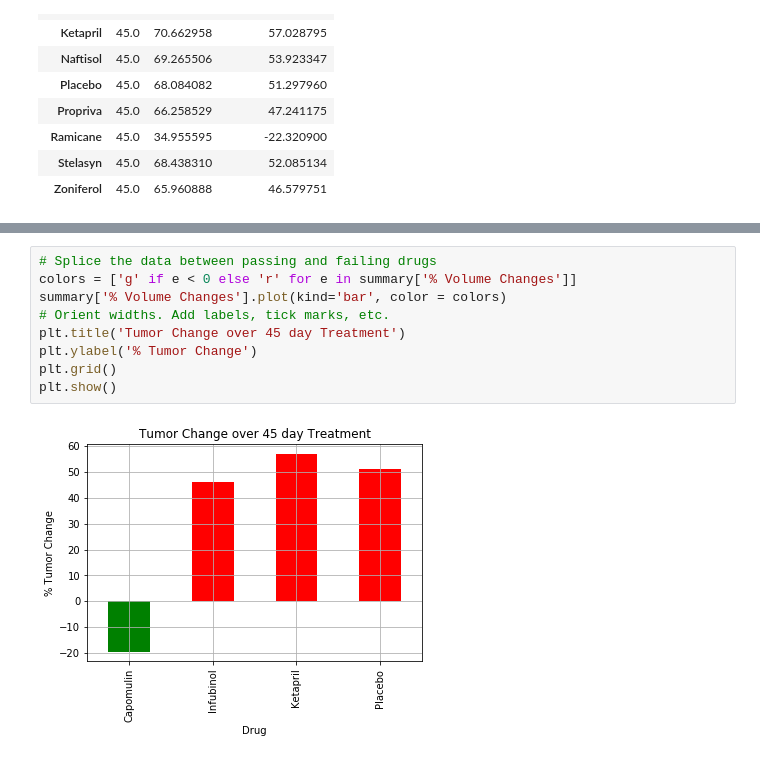
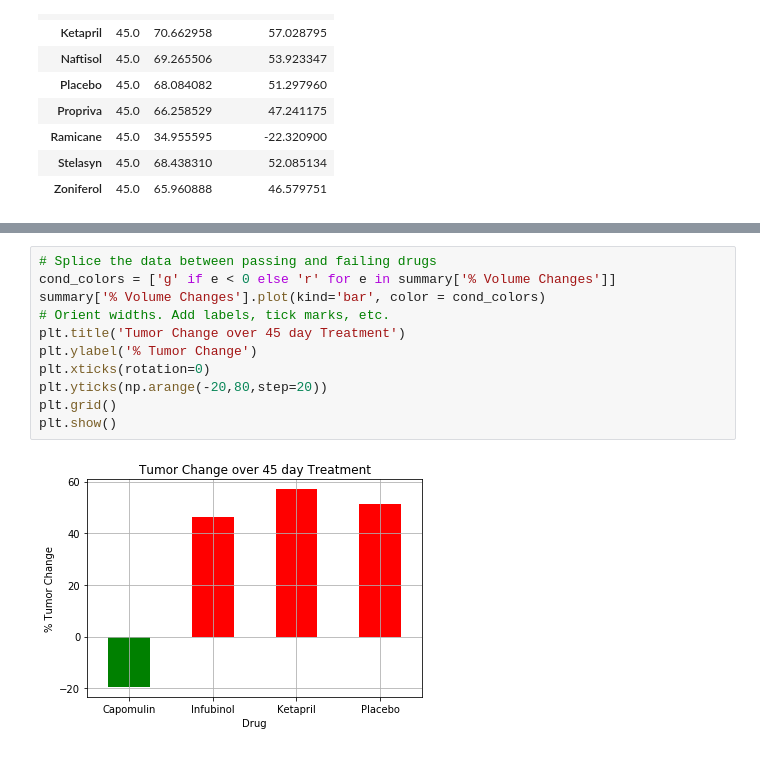
Before and after one commit to JansenKat/matplotlib-challenge, a Jupyter notebook: Pymaceuticals/pymaceuticals_starter.ipynb, the cells around one changed output, grey strips where cells are left out. Cells and saved outputs as stored; diff of their text form.

Commit message:
Remove Bokeh notebook. Touch up graphs. Create analysis text file and include 3 observations and a final conclusion.

```diff
--- a/Pymaceuticals/pymaceuticals_starter.ipynb
+++ b/Pymaceuticals/pymaceuticals_starter.ipynb
@@ -265,11 +260,13 @@ summary
 # %%
 # Splice the data between passing and failing drugs
-colors = ['g' if e < 0 else 'r' for e in summary['% Volume Changes']]
-summary['% Volume Changes'].plot(kind='bar', color = colors)
+cond_colors = ['g' if e < 0 else 'r' for e in summary['% Volume Changes']]
+summary['% Volume Changes'].plot(kind='bar', color = cond_colors)
 # Orient widths. Add labels, tick marks, etc.
 plt.title('Tumor Change over 45 day Treatment')
 plt.ylabel('% Tumor Change')
+plt.xticks(rotation=0)
+plt.yticks(np.arange(-20,80,step=20))
 plt.grid()
 plt.show()
 # %% [output]
-[figure, old version]
+[figure, new version]
```
Also changed, not shown: parts of 8 cells of this notebook, 2 other files.
